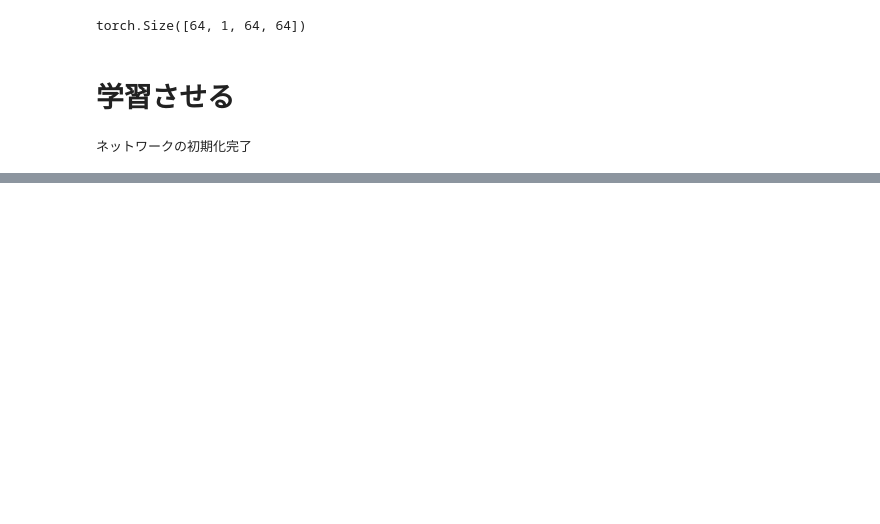
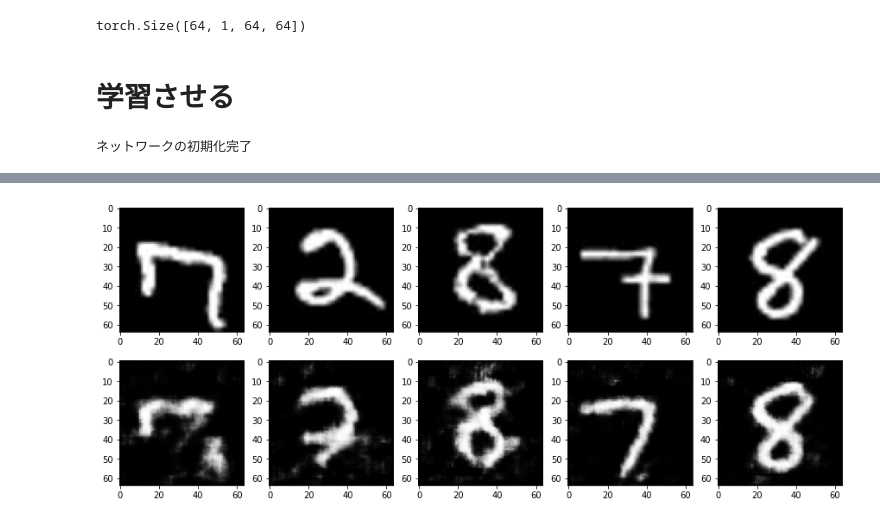
Before and after one commit to Y-Haneji/pytorch_advanced, a Jupyter notebook: 6_gan_anomaly_detection/6-2_my_AnoGAN.ipynb, the cells around one changed output, grey strips where cells are left out. Saved outputs shown, nothing was run; the diff lists cells and outputs as text; code cells hidden in the pictures; blank space fills up the shorter version.

```diff
--- a/6_gan_anomaly_detection/6-2_my_AnoGAN.ipynb
+++ b/6_gan_anomaly_detection/6-2_my_AnoGAN.ipynb
@@ -310,8 +310,8 @@ def train_model(G, D, dataloader, num_epochs):
             # 正解ラベルと偽ラベルを作成
             # epochの最後のイテレーションはミニバッチの数が少なくなる
             mini_batch_size = imges.size()[0]
-            label_real = torch.full((mini_batch_size,), 1).to(device)
-            label_fake = torch.full((mini_batch_size,), 0).to(device)
+            label_real = torch.full((mini_batch_size,), 1, dtype=torch.float).to(device)
+            label_fake = torch.full((mini_batch_size,), 0, dtype=torch.float).to(device)
 
             # 真の画像を判定
             d_out_real, _ = D(imges)
@@ -427,0 +494,21 @@ for i in range(0, 5):
+# %%
+x = imges[0:5]
+x = x.to(device)
+
+z = torch.randn(5, 20).to(device)
+z = z.view(z.size(0), z.size(1), 1, 1)
+
+z.requires_grad = True
+
+z_optimizer = torch.optim.Adam([z], lr=1e-3)
+
+for epoch in range(5000+1):
+    fake_img = G_update(z)
+    loss, _, _ = Anormaly_score(x, fake_img, D_update, Lambda=0.1)
+
+    z_optimizer.zero_grad()
+    loss.backward()
+    z_optimizer.step()
+
+    if epoch % 1000 == 0:
+        print(f'epoch {epoch} || loss_total: {loss.item():.0f}')
@@ -427,0 +522,20 @@ for i in range(0, 5):
+# %%
+G_update.eval()
+fake_img = G_update(z)
+
+loss, loss_each, residual_loss_each = Anormaly_score(x, fake_img, D_update, Lambda=0.1)
+
+loss_each = loss_each.cpu().detach().numpy()
+print("total loss:", np.round(loss_each, 0))
+
+# 画像を可視化
+fig = plt.figure(figsize=(15, 6))
+for i in range(0, 5):
+    # 上段にテストデータを
+    plt.subplot(2, 5, i+1)
+    plt.imshow(imges[i][0].cpu().detach().numpy(), 'gray')
+
+    # 下段に生成データを表示する
+    plt.subplot(2, 5, 5+i+1)
+    plt.imshow(fake_img[i][0].cpu().detach().numpy(), 'gray')
+# %% [output]
@@ -427,0 +543 @@ for i in range(0, 5):
+[figure, added]
```
Also changed, not shown: parts of 10 cells of this notebook.
